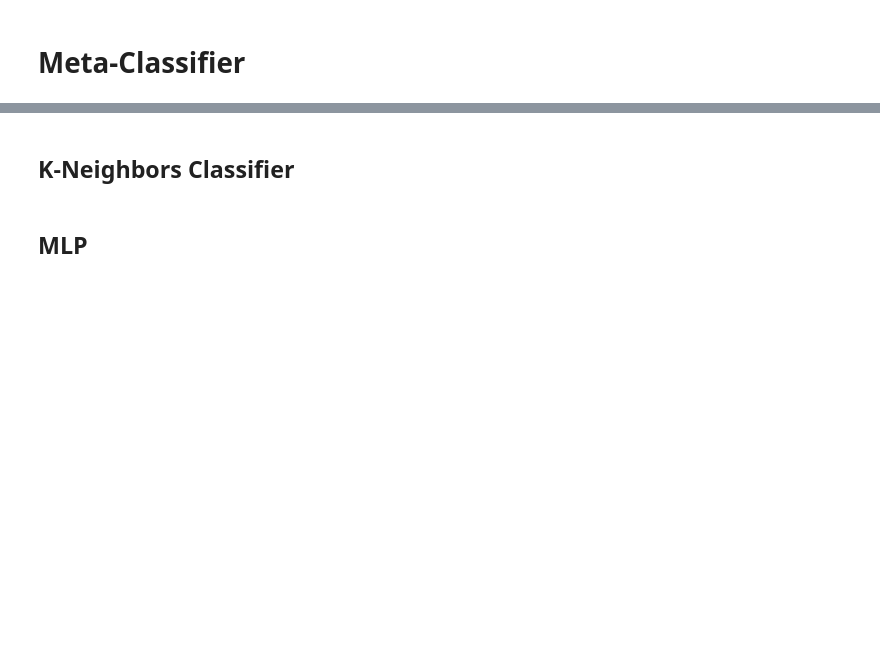
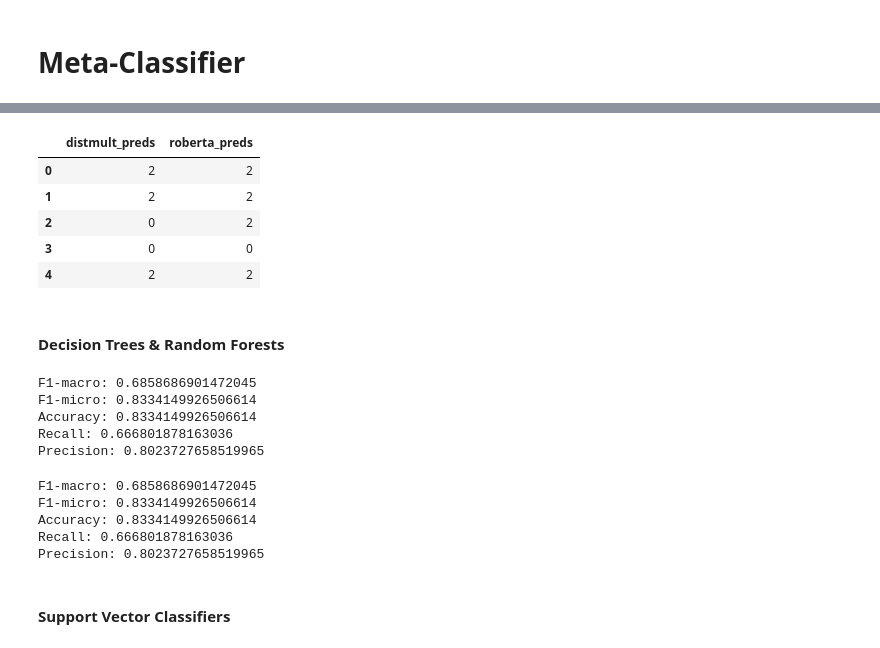
Before and after one commit to deborahdore/political-debates-graph-analysis, a Jupyter notebook: notebooks/meta_learner.ipynb, the cells around one changed output, grey strips where cells are left out. Cells and saved outputs as stored; diff of their text form; code cells hidden in the pictures; blank space fills up the shorter version.

Commit message:
new meta learner

```diff
--- a/notebooks/meta_learner.ipynb
+++ b/notebooks/meta_learner.ipynb
@@ -226,5 +253,2 @@ Combined f1-score
 # %% [markdown]
 # **Meta-Classifier**
-# %%
-dictionary = {label: idx for idx, label in enumerate(set(distmult_test_preds['true'].values.tolist()))}
-dictionary
@@ -338,2 +275,0 @@ print(f"Precision: {metrics.precision_score(y_test, y_pred)}")
-# %% [markdown]
-## K-Neighbors Classifier
@@ -350,2 +275,0 @@ print(f"Precision: {metrics.precision_score(y_test, y_pred)}")
-# %% [markdown]
-## MLP
@@ -361,0 +276,12 @@ print(f"Precision: {metrics.precision_score(y_test, y_pred)}")
+# %%
+combined_dataset_meta_learner.dropna().drop_duplicates().reset_index(drop=True)
+combined_dataset_meta_learner.head(5)
+# %% [output]
+|  | distmult_preds | roberta_preds |
+| 0 | 2 | 2 |
+| 1 | 2 | 2 |
+| 2 | 0 | 2 |
+| 3 | 0 | 0 |
+| 4 | 2 | 2 |
+# %% [markdown]
+#### Decision Trees & Random Forests
@@ -361,0 +290,32 @@ print(f"Precision: {metrics.precision_score(y_test, y_pred)}")
+# %%
+dtc = DecisionTreeClassifier(random_state=0).fit(X_train, y_train)
+y_pred = dtc.predict(X_test)
+
+print(f"F1-macro: {metrics.f1_score(y_test, y_pred, average='macro')}")
+print(f"F1-micro: {metrics.f1_score(y_test, y_pred, average='micro')}")
+print(f"Accuracy: {metrics.accuracy_score(y_test, y_pred)}")
+print(f"Recall: {metrics.recall_score(y_test, y_pred, average='macro')}")
+print(f"Precision: {metrics.precision_score(y_test, y_pred, average='macro')}")
+# %% [output]
+F1-macro: 0.6858686901472045
+F1-micro: 0.8334149926506614
+Accuracy: 0.8334149926506614
+Recall: 0.666801878163036
+Precision: 0.8023727658519965
+# %%
+clf = RandomForestClassifier(max_depth=12, random_state=42).fit(X_train, y_train)
+y_pred = clf.predict(X_test)
+
+print(f"F1-macro: {metrics.f1_score(y_test, y_pred, average='macro')}")
+print(f"F1-micro: {metrics.f1_score(y_test, y_pred, average='micro')}")
+print(f"Accuracy: {metrics.accuracy_score(y_test, y_pred)}")
+print(f"Recall: {metrics.recall_score(y_test, y_pred, average='macro')}")
+print(f"Precision: {metrics.precision_score(y_test, y_pred, average='macro')}")
+# %% [output]
+F1-macro: 0.6858686901472045
+F1-micro: 0.8334149926506614
+Accuracy: 0.8334149926506614
+Recall: 0.666801878163036
+Precision: 0.8023727658519965
+# %% [markdown]
+#### Support Vector Classifiers
```
Also changed, not shown: parts of 49 cells of this notebook.
